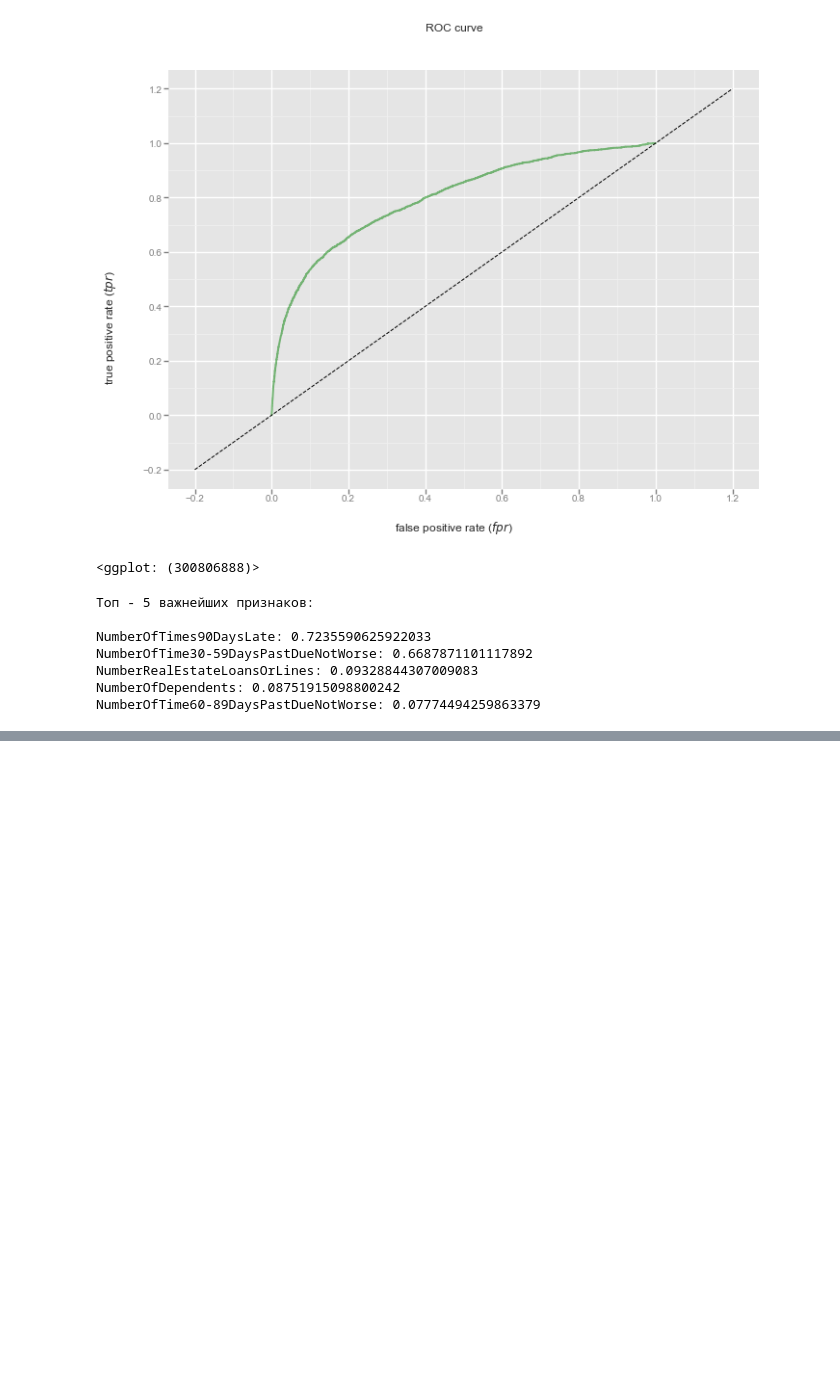
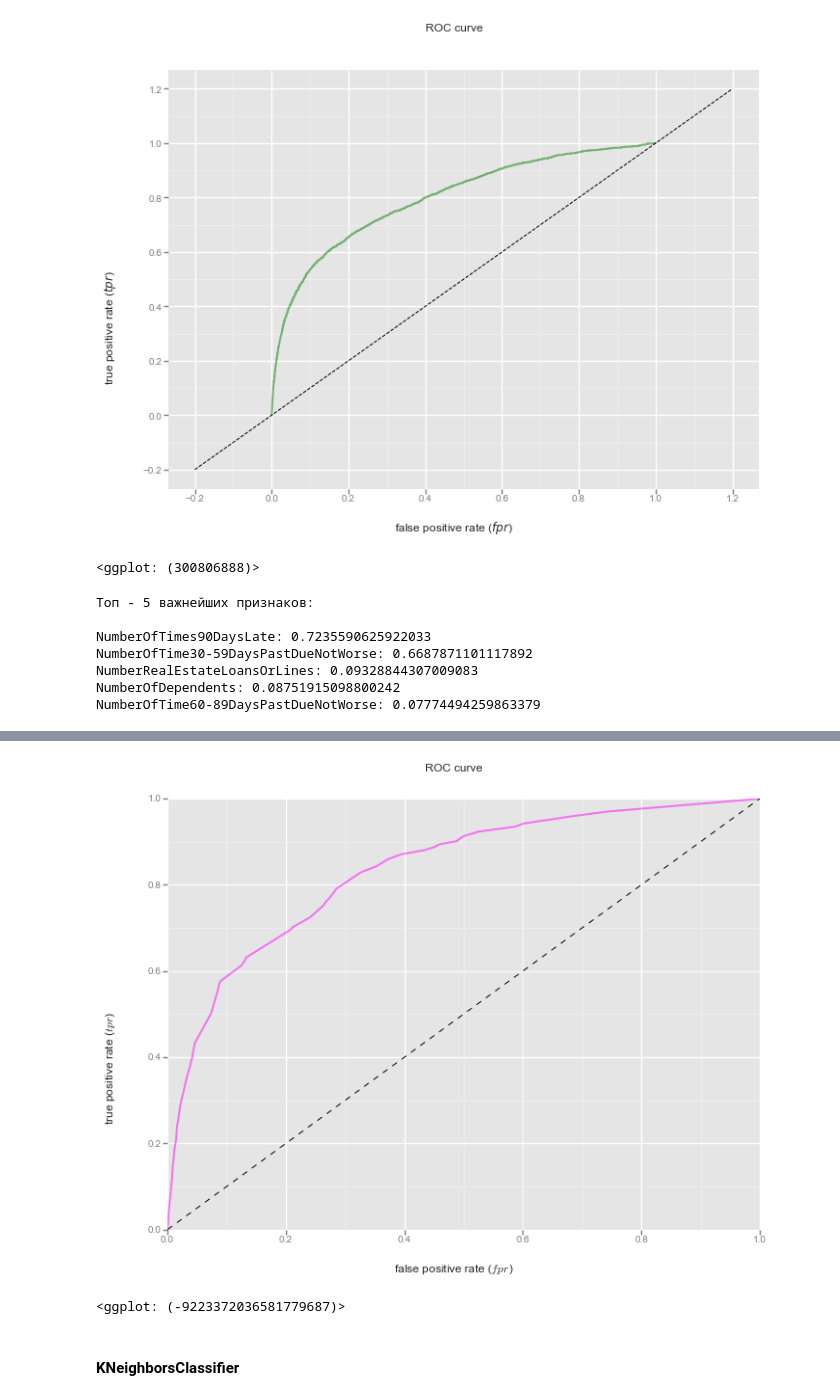
Before and after one commit to dbulgakov/HSE_DataMiningHW, a Jupyter notebook: Practical ML/FinalProject/Prj.ipynb, the cells around one changed output, grey strips where cells are left out. Cells and saved outputs as stored; diff of their text form; code cells hidden in the pictures; blank space fills up the shorter version.

```diff
--- a/Practical ML/FinalProject/Prj.ipynb
+++ b/Practical ML/FinalProject/Prj.ipynb
@@ -390,0 +457,19 @@ NumberOfTime60-89DaysPastDueNotWorse: 0.07774494259863379
+# %%
+#устанавливаем диапозон параметров для скользящего контроля
+params = {'criterion': ['gini', 'entropy'],
+         'max_features': [1, 5, 10, 'log2', 'auto'],
+         'max_depth': [2, 4, 8, 16, 32],
+         'random_state' : [RND_STATE]}
+
+dt = DecisionTreeClassifier(random_state = RND_STATE, class_weight ='balanced')
+
+#создаем объект класса GridSearchCV()
+dt_cv = GridSearchCV(dt, param_grid=params, scoring = 'roc_auc')
+#обучаемся на обучающей выборке
+dt_cv.fit(X_train, y_train)
+#делаем предсказание меток класса на тестовой
+dt_cv_predict = dt_cv.predict(X_test)
+#делаем предсказание вероятности класса на тестовой
+dt_cv_predict_proba = dt_cv.predict_proba(X_test)[:, 1]
+#вычисляем значение метрики
+roc_auc_dt = roc_auc_score(y_test, dt_cv_predict_proba)
@@ -390,0 +481,7 @@ NumberOfTime60-89DaysPastDueNotWorse: 0.07774494259863379
+# %%
+fpr, tpr, thresholds = roc_curve(y_test, dt_cv_predict_proba)
+print(str('False positive rate:') + '\n' + str(fpr) + '\n\n' +
+      str('True positive rate:') + '\n' + str(tpr) + '\n\n' +
+      str('Thresholds:') + '\n' + str(thresholds))
+
+print("ROC AUC score:", auc(fpr, tpr))
@@ -390,0 +506,11 @@ NumberOfTime60-89DaysPastDueNotWorse: 0.07774494259863379
+# %%
+df = pd.DataFrame(dict(fpr = fpr, tpr = tpr))
+ggplot(df, aes(x = 'fpr', y ='tpr')) +\
+    geom_line(color='magenta', size = 2, alpha = 0.5) +\
+    geom_abline(linetype = 'dashed') +\
+    xlab("false positive rate ($fpr$)") + ylab("true positive rate ($tpr$)") + ggtitle("ROC curve")
+# %% [output]
+[figure, added]
+<ggplot: (-9223372036581779687)>
+# %% [markdown]
+#### KNeighborsClassifier
```
Also changed, not shown: parts of 17 cells of this notebook.
